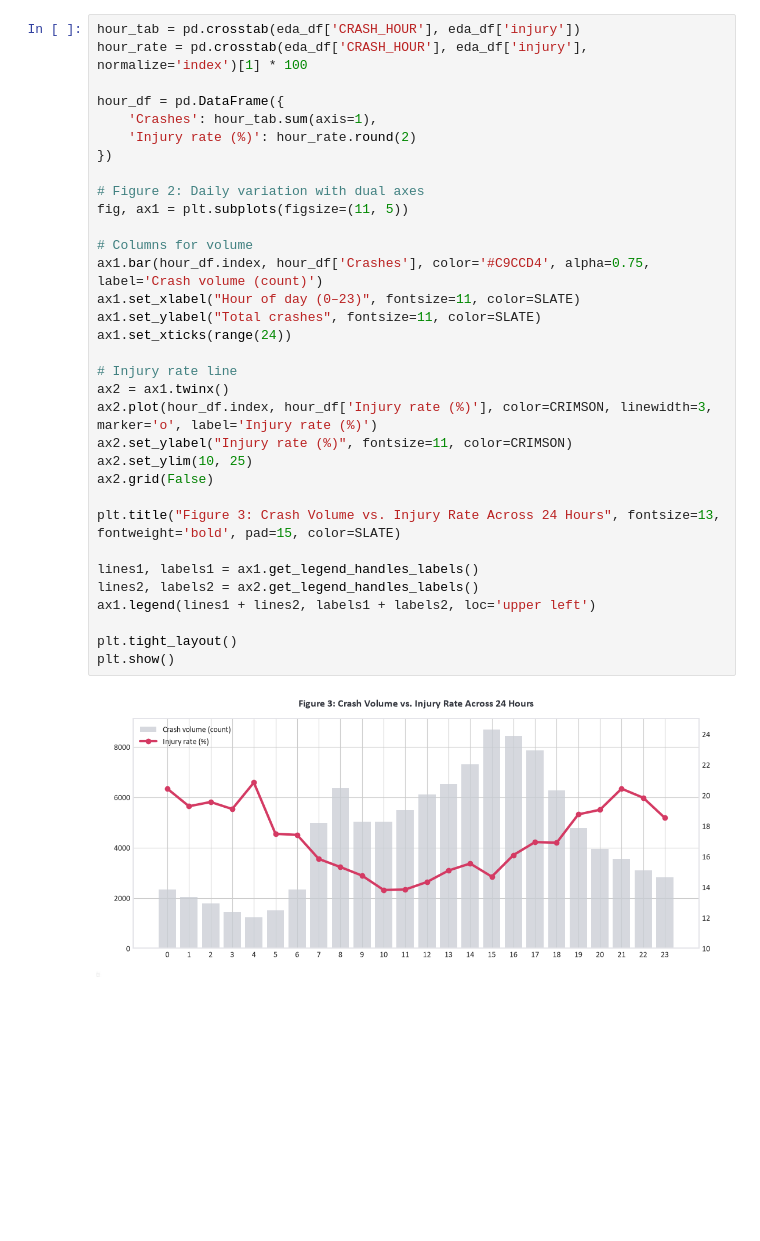
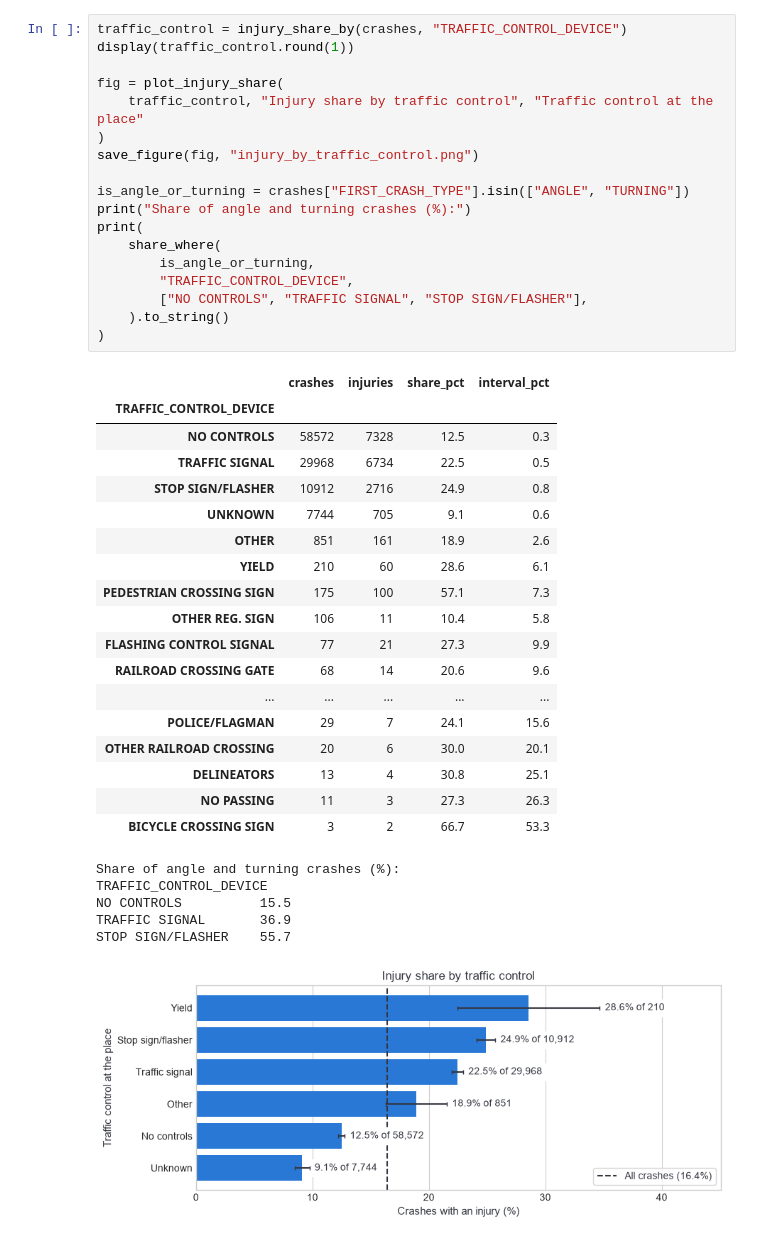
Before and after one commit to H44K0N/DATA3800-gruppe-7, a Jupyter notebook: notebooks/02-eda.ipynb, the cells around one changed output. Drawn from its saved outputs; the diff is of its cells as text; blank space fills up the shorter version.

```diff
--- a/notebooks/02-eda.ipynb
+++ b/notebooks/02-eda.ipynb
@@ -259,36 +455,44 @@ SNOW                  15.662651  14.124294      12.943116  16.036506
 # %%
-hour_tab = pd.crosstab(eda_df['CRASH_HOUR'], eda_df['injury'])
-hour_rate = pd.crosstab(eda_df['CRASH_HOUR'], eda_df['injury'], normalize='index')[1] * 100
+traffic_control = injury_share_by(crashes, "TRAFFIC_CONTROL_DEVICE")
+display(traffic_control.round(1))
 
-hour_df = pd.DataFrame({
-    'Crashes': hour_tab.sum(axis=1),
-    'Injury rate (%)': hour_rate.round(2)
-})
+fig = plot_injury_share(
+    traffic_control, "Injury share by traffic control", "Traffic control at the place"
+)
+save_figure(fig, "injury_by_traffic_control.png")
 
-# Figure 2: Daily variation with dual axes
-fig, ax1 = plt.subplots(figsize=(11, 5))
-
-# Columns for volume
-ax1.bar(hour_df.index, hour_df['Crashes'], color='#C9CCD4', alpha=0.75, label='Crash volume (count)')
-ax1.set_xlabel("Hour of day (0–23)", fontsize=11, color=SLATE)
-ax1.set_ylabel("Total crashes", fontsize=11, color=SLATE)
-ax1.set_xticks(range(24))
-
-# Injury rate line
-ax2 = ax1.twinx()
-ax2.plot(hour_df.index, hour_df['Injury rate (%)'], color=CRIMSON, linewidth=3, marker='o', label='Injury rate (%)')
-ax2.set_ylabel("Injury rate (%)", fontsize=11, color=CRIMSON)
-ax2.set_ylim(10, 25)
-ax2.grid(False)
-
-plt.title("Figure 3: Crash Volume vs. Injury Rate Across 24 Hours", fontsize=13, fontweight='bold', pad=15, color=SLATE)
-
-lines1, labels1 = ax1.get_legend_handles_labels()
-lines2, labels2 = ax2.get_legend_handles_labels()
-ax1.legend(lines1 + lines2, labels1 + labels2, loc='upper left')
-
-plt.tight_layout()
-plt.show()
+is_angle_or_turning = crashes["FIRST_CRASH_TYPE"].isin(["ANGLE", "TURNING"])
+print("Share of angle and turning crashes (%):")
+print(
+    share_where(
+        is_angle_or_turning,
+        "TRAFFIC_CONTROL_DEVICE",
+        ["NO CONTROLS", "TRAFFIC SIGNAL", "STOP SIGN/FLASHER"],
+    ).to_string()
+)
 # %% [output]
+|  | crashes | injuries | share_pct | interval_pct |
+| TRAFFIC_CONTROL_DEVICE |  |  |  |  |
+| NO CONTROLS | 58572 | 7328 | 12.5 | 0.3 |
+| TRAFFIC SIGNAL | 29968 | 6734 | 22.5 | 0.5 |
+| STOP SIGN/FLASHER | 10912 | 2716 | 24.9 | 0.8 |
+| UNKNOWN | 7744 | 705 | 9.1 | 0.6 |
+| OTHER | 851 | 161 | 18.9 | 2.6 |
+| YIELD | 210 | 60 | 28.6 | 6.1 |
+| PEDESTRIAN CROSSING SIGN | 175 | 100 | 57.1 | 7.3 |
+| OTHER REG. SIGN | 106 | 11 | 10.4 | 5.8 |
+| FLASHING CONTROL SIGNAL | 77 | 21 | 27.3 | 9.9 |
+| RAILROAD CROSSING GATE | 68 | 14 | 20.6 | 9.6 |
+| ... | ... | ... | ... | ... |
+| POLICE/FLAGMAN | 29 | 7 | 24.1 | 15.6 |
+| OTHER RAILROAD CROSSING | 20 | 6 | 30.0 | 20.1 |
+| DELINEATORS | 13 | 4 | 30.8 | 25.1 |
+| NO PASSING | 11 | 3 | 27.3 | 26.3 |
+| BICYCLE CROSSING SIGN | 3 | 2 | 66.7 | 53.3 |
+Share of angle and turning crashes (%):
+TRAFFIC_CONTROL_DEVICE
+NO CONTROLS          15.5
+TRAFFIC SIGNAL       36.9
+STOP SIGN/FLASHER    55.7
-[figure, old version]
+[figure, new version]
 # %% [markdown]
```
Also changed, not shown: parts of 59 cells of this notebook, 37 other files.
